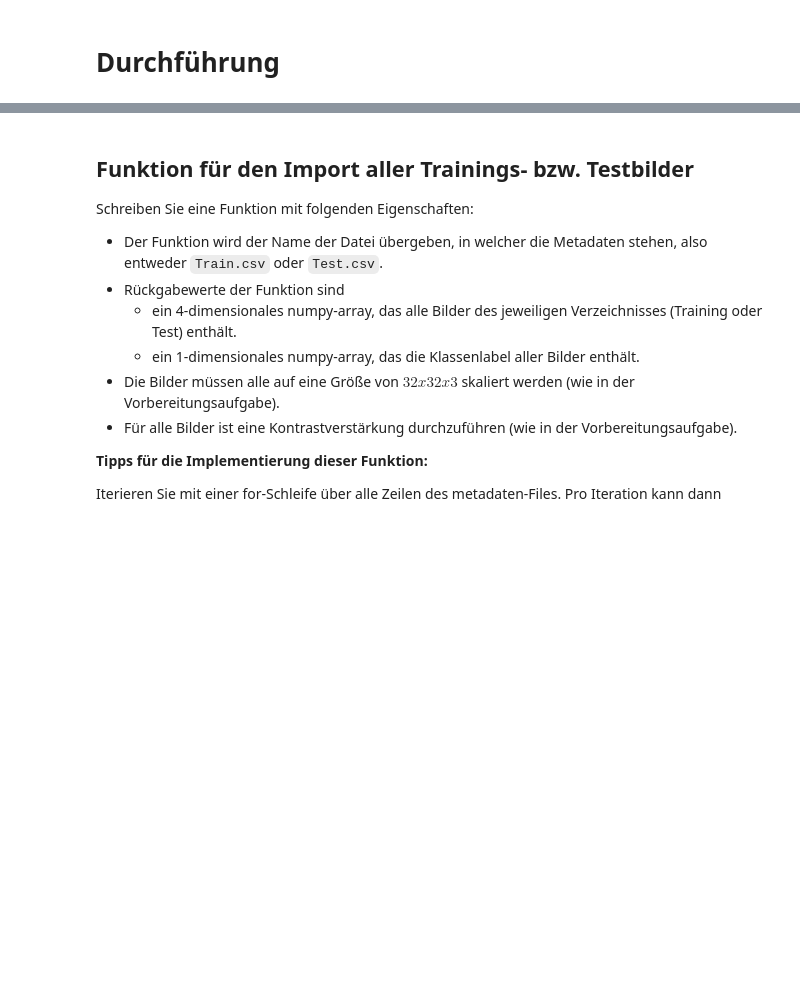
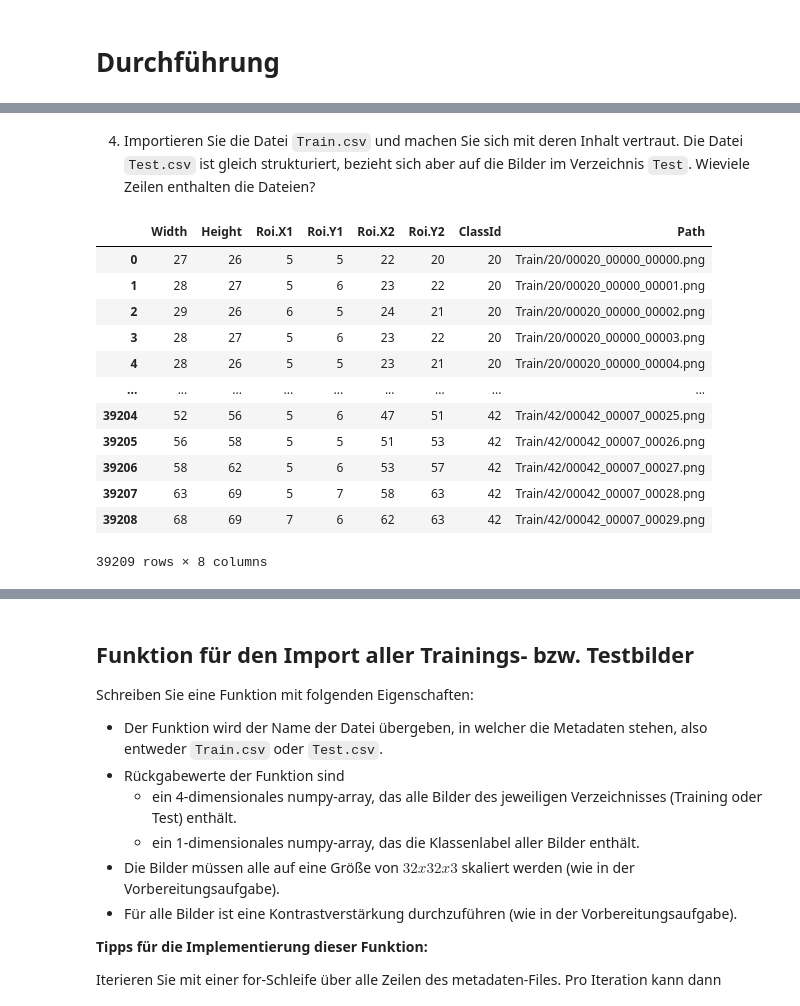
Before and after one commit to PatrykGadziomski/Data-Mining-and-Pattern-Recognition-HdM, a Jupyter notebook: Experiment 6 - CNN/Versuch_TrafficSignClassification.ipynb, the cells around one changed output, grey strips where cells are left out. Drawn from its saved outputs; the diff is of its cells as text; code cells hidden in the pictures; blank space fills up the shorter version.

```diff
--- a/Experiment 6 - CNN/Versuch_TrafficSignClassification.ipynb
+++ b/Experiment 6 - CNN/Versuch_TrafficSignClassification.ipynb
@@ -56,0 +85,18 @@ Machen Sie sich mit der Implementierung von Neuronalen Netzen mit Tensorflow und
+# %% [markdown]
+4. Importieren Sie die Datei `Train.csv` und machen Sie sich mit deren Inhalt vertraut. Die Datei `Test.csv` ist gleich strukturiert, bezieht sich aber auf die Bilder im Verzeichnis `Test`. Wieviele Zeilen enthalten die Dateien?
+# %%
+pd.read_csv('traffic-sign-recognition\\data\\Train.csv')
+# %% [output]
+|  | Width | Height | Roi.X1 | Roi.Y1 | Roi.X2 | Roi.Y2 | ClassId | Path |
+| 0 | 27 | 26 | 5 | 5 | 22 | 20 | 20 | Train/20/00020_00000_00000.png |
+| 1 | 28 | 27 | 5 | 6 | 23 | 22 | 20 | Train/20/00020_00000_00001.png |
+| 2 | 29 | 26 | 6 | 5 | 24 | 21 | 20 | Train/20/00020_00000_00002.png |
+| 3 | 28 | 27 | 5 | 6 | 23 | 22 | 20 | Train/20/00020_00000_00003.png |
+| 4 | 28 | 26 | 5 | 5 | 23 | 21 | 20 | Train/20/00020_00000_00004.png |
+| ... | ... | ... | ... | ... | ... | ... | ... | ... |
+| 39204 | 52 | 56 | 5 | 6 | 47 | 51 | 42 | Train/42/00042_00007_00025.png |
+| 39205 | 56 | 58 | 5 | 5 | 51 | 53 | 42 | Train/42/00042_00007_00026.png |
+| 39206 | 58 | 62 | 5 | 6 | 53 | 57 | 42 | Train/42/00042_00007_00027.png |
+| 39207 | 63 | 69 | 5 | 7 | 58 | 63 | 42 | Train/42/00042_00007_00028.png |
+| 39208 | 68 | 69 | 7 | 6 | 62 | 63 | 42 | Train/42/00042_00007_00029.png |
+39209 rows × 8 columns
```
Also changed, not shown: parts of 30 cells of this notebook.
